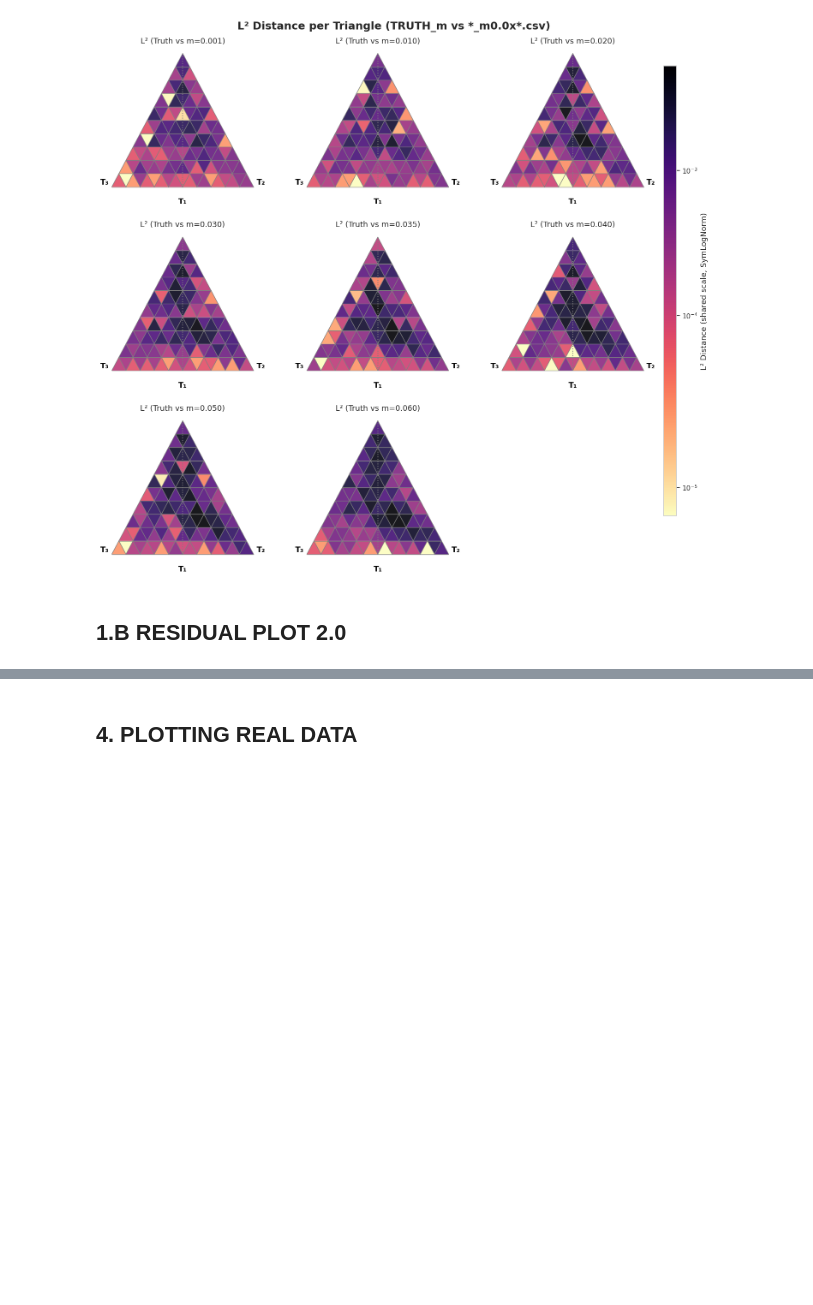
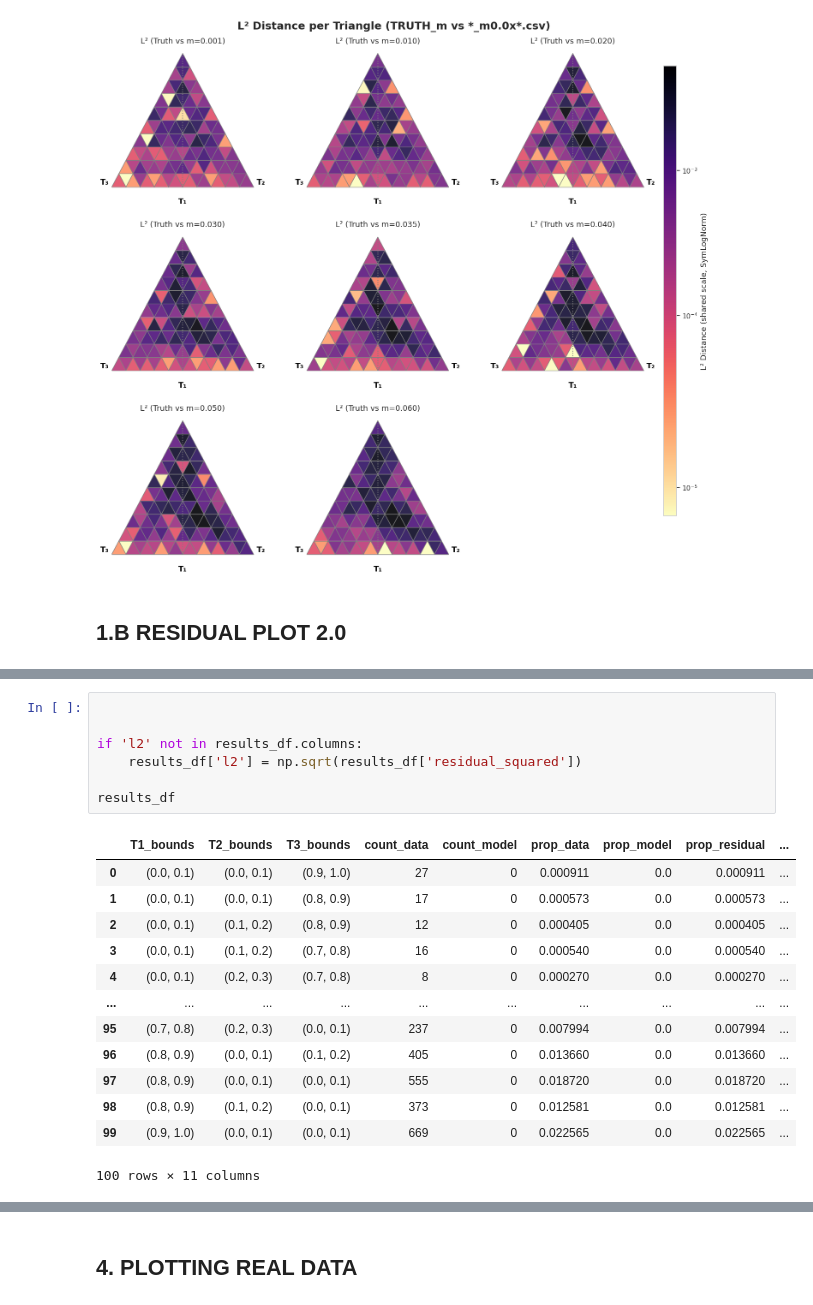
Before and after one commit to HilaLifchitz/twisstntern_v2, a Jupyter notebook: Examples/Figures_Notebook_4_DASHA.ipynb, the cells around one changed output, grey strips where cells are left out. Cells and saved outputs as stored; diff of their text form; blank space fills up the shorter version.

```diff
--- a/Examples/Figures_Notebook_4_DASHA.ipynb
+++ b/Examples/Figures_Notebook_4_DASHA.ipynb
@@ -1822,0 +1776,21 @@ NameError: name 'dump_data' is not defined
+# %%
+
+
+if 'l2' not in results_df.columns:
+    results_df['l2'] = np.sqrt(results_df['residual_squared'])
+
+results_df
+# %% [output]
+|  | T1_bounds | T2_bounds | T3_bounds | count_data | count_model | prop_data | prop_model | prop_residual | ... |
+| 0 | (0.0, 0.1) | (0.0, 0.1) | (0.9, 1.0) | 27 | 0 | 0.000911 | 0.0 | 0.000911 | ... |
+| 1 | (0.0, 0.1) | (0.0, 0.1) | (0.8, 0.9) | 17 | 0 | 0.000573 | 0.0 | 0.000573 | ... |
+| 2 | (0.0, 0.1) | (0.1, 0.2) | (0.8, 0.9) | 12 | 0 | 0.000405 | 0.0 | 0.000405 | ... |
+| 3 | (0.0, 0.1) | (0.1, 0.2) | (0.7, 0.8) | 16 | 0 | 0.000540 | 0.0 | 0.000540 | ... |
+| 4 | (0.0, 0.1) | (0.2, 0.3) | (0.7, 0.8) | 8 | 0 | 0.000270 | 0.0 | 0.000270 | ... |
+| ... | ... | ... | ... | ... | ... | ... | ... | ... | ... |
+| 95 | (0.7, 0.8) | (0.2, 0.3) | (0.0, 0.1) | 237 | 0 | 0.007994 | 0.0 | 0.007994 | ... |
+| 96 | (0.8, 0.9) | (0.0, 0.1) | (0.1, 0.2) | 405 | 0 | 0.013660 | 0.0 | 0.013660 | ... |
+| 97 | (0.8, 0.9) | (0.0, 0.1) | (0.0, 0.1) | 555 | 0 | 0.018720 | 0.0 | 0.018720 | ... |
+| 98 | (0.8, 0.9) | (0.1, 0.2) | (0.0, 0.1) | 373 | 0 | 0.012581 | 0.0 | 0.012581 | ... |
+| 99 | (0.9, 1.0) | (0.0, 0.1) | (0.0, 0.1) | 669 | 0 | 0.022565 | 0.0 | 0.022565 | ... |
+100 rows × 11 columns
```
Also changed, not shown: parts of 13 cells of this notebook, 10 other files.
